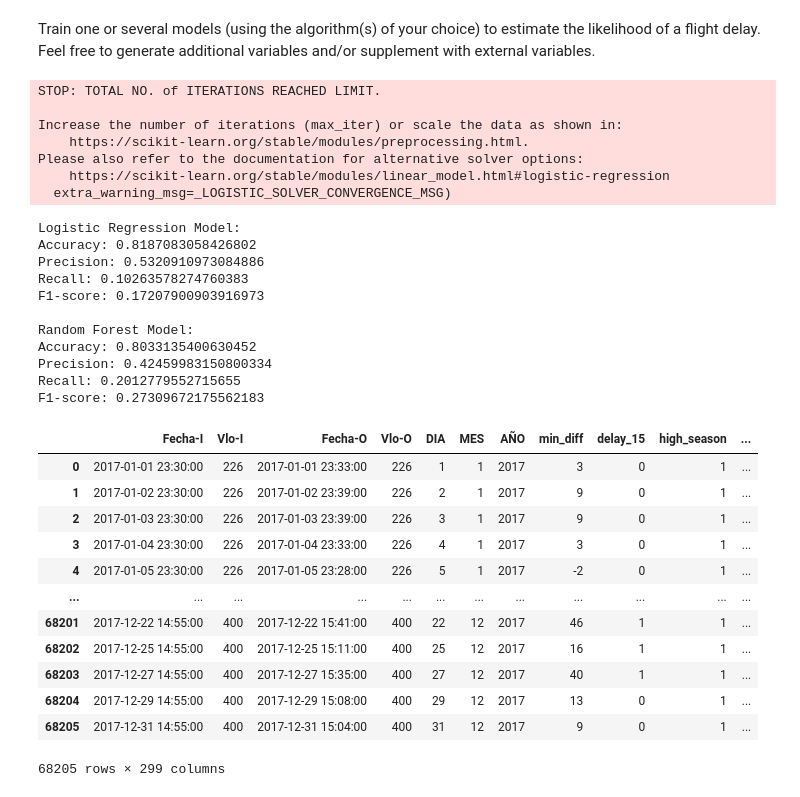
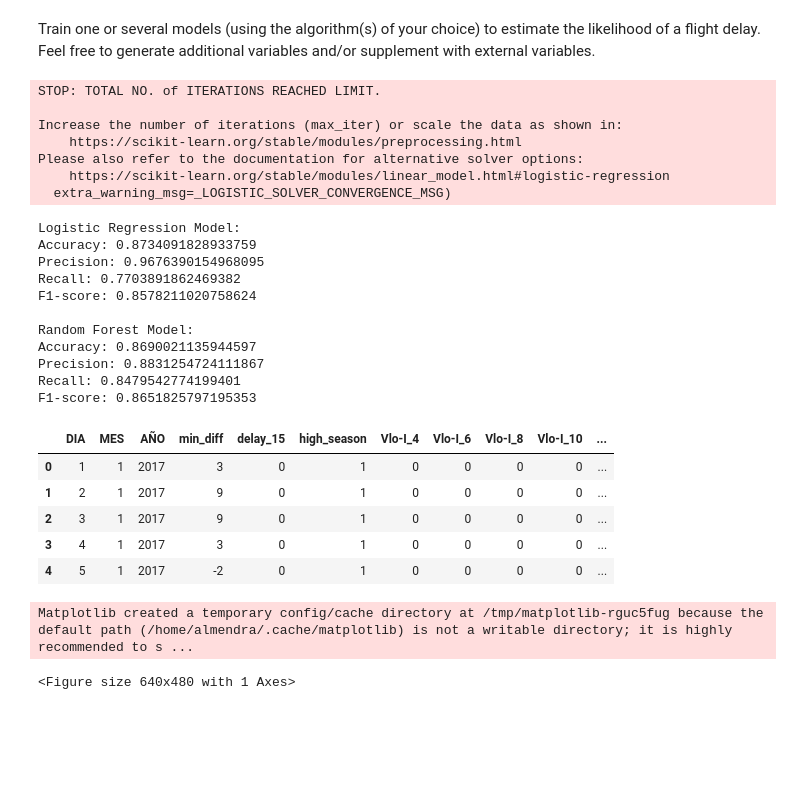
Before and after one commit to almendradelmoral/Challenge-Data-Scientist-Almendra-del-Moral, a Jupyter notebook: solution.ipynb, the cells around one changed output. Cells and saved outputs as stored; diff of their text form; code cells hidden in the pictures; blank space fills up the shorter version.

Commit message:
SMOTE on question number 4

```diff
--- a/solution.ipynb
+++ b/solution.ipynb
@@ -326,6 +307,7 @@ Feel free to generate additional variables and/or supplement with external varia
 # %%
 # Import libraries
 from sklearn.model_selection import train_test_split
+from imblearn.over_sampling import SMOTE
 from sklearn.preprocessing import StandardScaler
 from sklearn.linear_model import LogisticRegression
 from sklearn.ensemble import RandomForestClassifier
@@ -339,10 +321,18 @@ from sklearn.metrics import accuracy_score, precision_score, recall_score, f1_sc
 # Split the dataset into X (features) and y (target variable)
 X = df.drop(['delay_15', 'min_diff'], axis=1)
 y = df['delay_15']
+df = df.loc[:,~df.columns.duplicated()].copy()
+
+# Balance the target variable using SMOTE
+smote = SMOTE(random_state=42)
+X_resampled, y_resampled = smote.fit_resample(X.values, y.ravel())
+
+# Split the data into training and testing sets
+X_train, X_test, y_train, y_test = train_test_split(X_resampled, y_resampled, test_size=0.2, random_state=42)
 
 
 # Split into train and test sets
-X_train, X_test, y_train, y_test = train_test_split(X, y, test_size=0.2, random_state=42)
+#X_train, X_test, y_train, y_test = train_test_split(X, y, test_size=0.2, random_state=42)
 
 # Standardize features
 scaler = StandardScaler()
@@ -387,34 +377,50 @@ print(f"F1-score: {rf_f1}")
 STOP: TOTAL NO. of ITERATIONS REACHED LIMIT.
 
 Increase the number of iterations (max_iter) or scale the data as shown in:
-    https://scikit-learn.org/stable/modules/preprocessing.html.
+    https://scikit-learn.org/stable/modules/preprocessing.html
 Please also refer to the documentation for alternative solver options:
     https://scikit-learn.org/stable/modules/linear_model.html#logistic-regression
   extra_warning_msg=_LOGISTIC_SOLVER_CONVERGENCE_MSG)
 Logistic Regression Model:
-Accuracy: 0.8187083058426802
-Precision: 0.5320910973084886
-Recall: 0.10263578274760383
-F1-score: 0.17207900903916973
+Accuracy: 0.8734091828933759
+Precision: 0.9676390154968095
+Recall: 0.7703891862469382
+F1-score: 0.8578211020758624
 
 Random Forest Model:
-Accuracy: 0.8033135400630452
-Precision: 0.42459983150800334
-Recall: 0.2012779552715655
-F1-score: 0.27309672175562183
+Accuracy: 0.8690021135944597
+Precision: 0.8831254724111867
+Recall: 0.8479542774199401
+F1-score: 0.8651825797195353
 # %%
-df
+df.head()
 # %% [output]
-|  | Fecha-I | Vlo-I | Fecha-O | Vlo-O | DIA | MES | AÑO | min_diff | delay_15 | high_season | ... |
-| 0 | 2017-01-01 23:30:00 | 226 | 2017-01-01 23:33:00 | 226 | 1 | 1 | 2017 | 3 | 0 | 1 | ... |
-| 1 | 2017-01-02 23:30:00 | 226 | 2017-01-02 23:39:00 | 226 | 2 | 1 | 2017 | 9 | 0 | 1 | ... |
-| 2 | 2017-01-03 23:30:00 | 226 | 2017-01-03 23:39:00 | 226 | 3 | 1 | 2017 | 9 | 0 | 1 | ... |
-| 3 | 2017-01-04 23:30:00 | 226 | 2017-01-04 23:33:00 | 226 | 4 | 1 | 2017 | 3 | 0 | 1 | ... |
-| 4 | 2017-01-05 23:30:00 | 226 | 2017-01-05 23:28:00 | 226 | 5 | 1 | 2017 | -2 | 0 | 1 | ... |
-| ... | ... | ... | ... | ... | ... | ... | ... | ... | ... | ... | ... |
-| 68201 | 2017-12-22 14:55:00 | 400 | 2017-12-22 15:41:00 | 400 | 22 | 12 | 2017 | 46 | 1 | 1 | ... |
-| 68202 | 2017-12-25 14:55:00 | 400 | 2017-12-25 15:11:00 | 400 | 25 | 12 | 2017 | 16 | 1 | 1 | ... |
-| 68203 | 2017-12-27 14:55:00 | 400 | 2017-12-27 15:35:00 | 400 | 27 | 12 | 2017 | 40 | 1 | 1 | ... |
-| 68204 | 2017-12-29 14:55:00 | 400 | 2017-12-29 15:08:00 | 400 | 29 | 12 | 2017 | 13 | 0 | 1 | ... |
-| 68205 | 2017-12-31 14:55:00 | 400 | 2017-12-31 15:04:00 | 400 | 31 | 12 | 2017 | 9 | 0 | 1 | ... |
+|  | DIA | MES | AÑO | min_diff | delay_15 | high_season | Vlo-I_4 | Vlo-I_6 | Vlo-I_8 | Vlo-I_10 | ... |
+| 0 | 1 | 1 | 2017 | 3 | 0 | 1 | 0 | 0 | 0 | 0 | ... |
+| 1 | 2 | 1 | 2017 | 9 | 0 | 1 | 0 | 0 | 0 | 0 | ... |
+| 2 | 3 | 1 | 2017 | 9 | 0 | 1 | 0 | 0 | 0 | 0 | ... |
+| 3 | 4 | 1 | 2017 | 3 | 0 | 1 | 0 | 0 | 0 | 0 | ... |
+| 4 | 5 | 1 | 2017 | -2 | 0 | 1 | 0 | 0 | 0 | 0 | ... |
-68205 rows × 299 columns
+# %%
+from sklearn.metrics import roc_curve, roc_auc_score
+import matplotlib.pyplot as plt
+
+y_pred_proba = rf_model.predict_proba(X_test)[:,1]
+
+# Calculate the fpr, tpr, and thresholds for the ROC curve
+fpr, tpr, thresholds = roc_curve(y_test, y_pred_proba)
+
+# Calculate the area under the ROC curve
+roc_auc = roc_auc_score(y_test, y_pred_proba)
+
+# Plot the ROC curve
+plt.plot(fpr, tpr, label='Random Forest (AUC = %0.2f)' % roc_auc)
+plt.plot([0, 1], [0, 1], 'k--')
+plt.xlabel('False Positive Rate')
+plt.ylabel('True Positive Rate')
+plt.title('ROC Curve')
+plt.legend(loc="lower right")
+plt.show()
+# %% [output]
+Matplotlib created a temporary config/cache directory at /tmp/matplotlib-rguc5fug because the default path (/home/almendra/.cache/matplotlib) is not a writable directory; it is highly recommended to s ...
+<Figure size 640x480 with 1 Axes>
```
Also changed, not shown: parts of 3 cells of this notebook.
